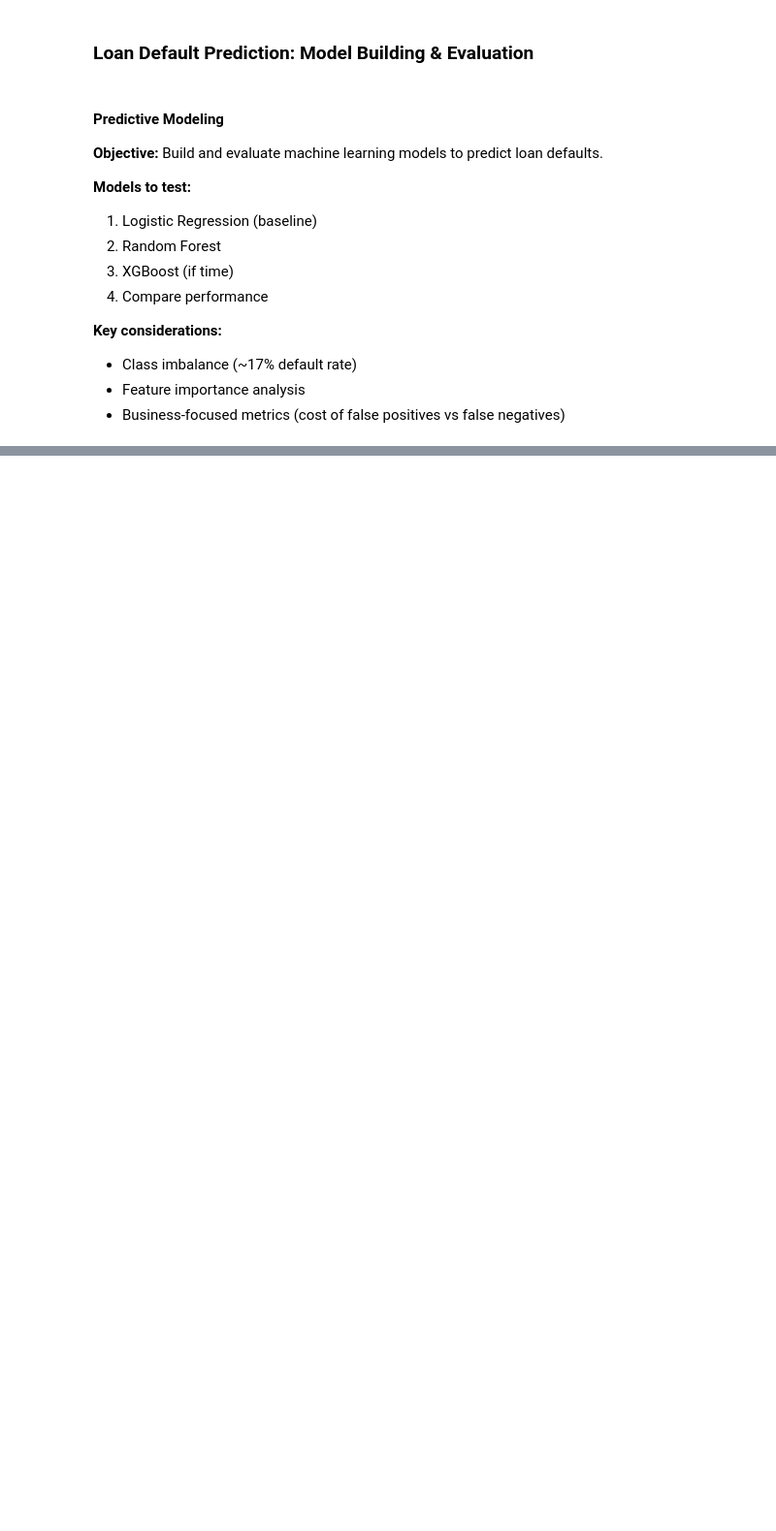
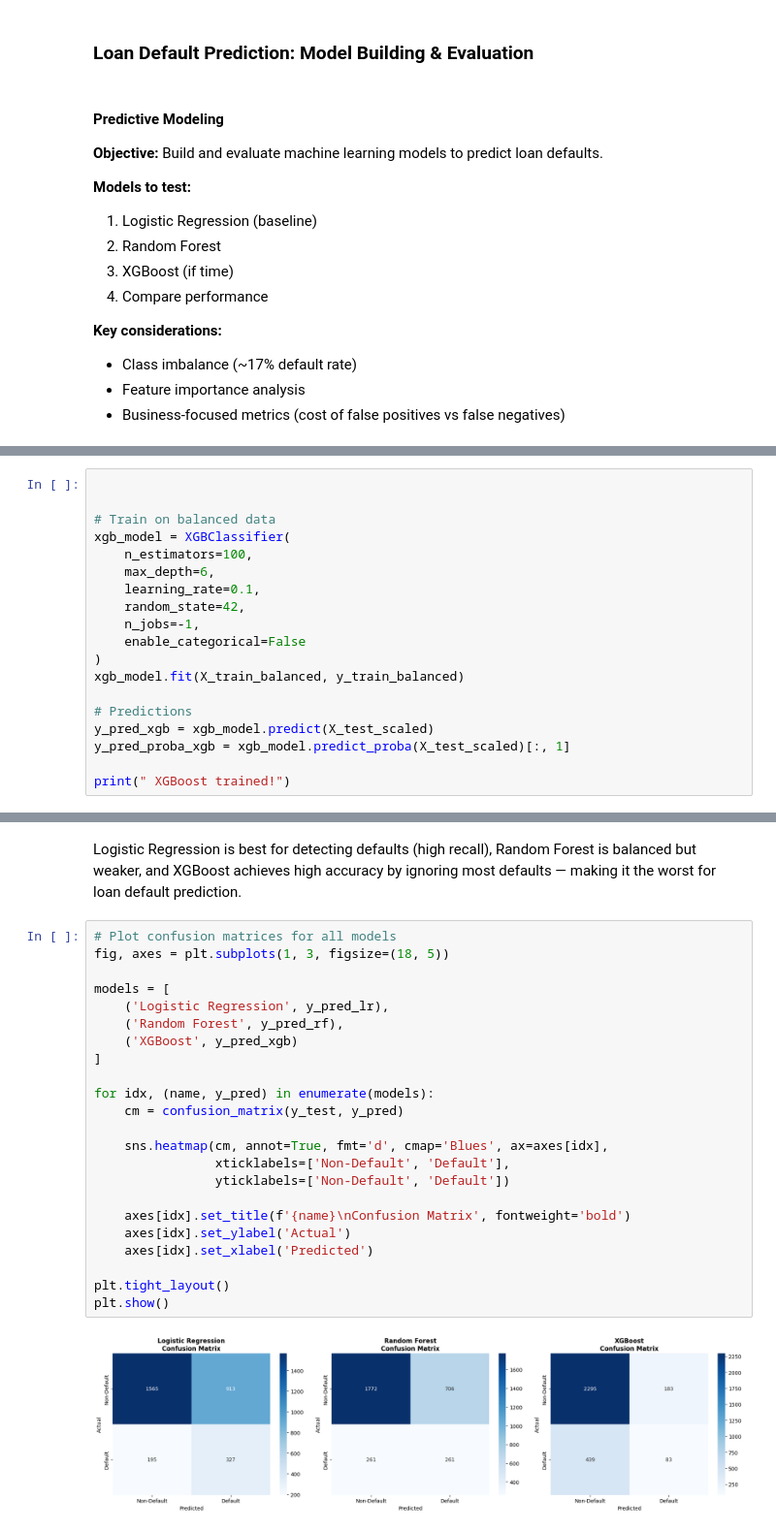
Before and after one commit to Jeremp10/all_lending_club_ml_project, a Jupyter notebook: notebooks/notebook4_modelling.ipynb, the cells around one changed output, grey strips where cells are left out. Shown at 97% size. Saved outputs shown, nothing was run; the diff lists cells and outputs as text; blank space fills up the shorter version.

Commit message:
Nearly done with modelling

```diff
--- a/notebooks/notebook4_modelling.ipynb
+++ b/notebooks/notebook4_modelling.ipynb
@@ -41,0 +248,19 @@ Target variable: default
+# %%
+
+
+# Train on balanced data
+xgb_model = XGBClassifier(
+    n_estimators=100,
+    max_depth=6,
+    learning_rate=0.1,
+    random_state=42,
+    n_jobs=-1,
+    enable_categorical=False
+)
+xgb_model.fit(X_train_balanced, y_train_balanced)
+
+# Predictions
+y_pred_xgb = xgb_model.predict(X_test_scaled)
+y_pred_proba_xgb = xgb_model.predict_proba(X_test_scaled)[:, 1]
+
+print(" XGBoost trained!")
@@ -41,0 +344,27 @@ Target variable: default
+# %% [markdown]
+Logistic Regression is best for detecting defaults (high recall), Random Forest is balanced but weaker, and XGBoost achieves high accuracy by ignoring most defaults — making it the worst for loan default prediction.
+# %%
+# Plot confusion matrices for all models
+fig, axes = plt.subplots(1, 3, figsize=(18, 5))
+
+models = [
+    ('Logistic Regression', y_pred_lr),
+    ('Random Forest', y_pred_rf),
+    ('XGBoost', y_pred_xgb)
+]
+
+for idx, (name, y_pred) in enumerate(models):
+    cm = confusion_matrix(y_test, y_pred)
+
+    sns.heatmap(cm, annot=True, fmt='d', cmap='Blues', ax=axes[idx],
+                xticklabels=['Non-Default', 'Default'],
+                yticklabels=['Non-Default', 'Default'])
+
+    axes[idx].set_title(f'{name}\nConfusion Matrix', fontweight='bold')
+    axes[idx].set_ylabel('Actual')
+    axes[idx].set_xlabel('Predicted')
+
+plt.tight_layout()
+plt.show()
+# %% [output]
+[figure, added]
```
Also changed, not shown: parts of 18 cells of this notebook.
